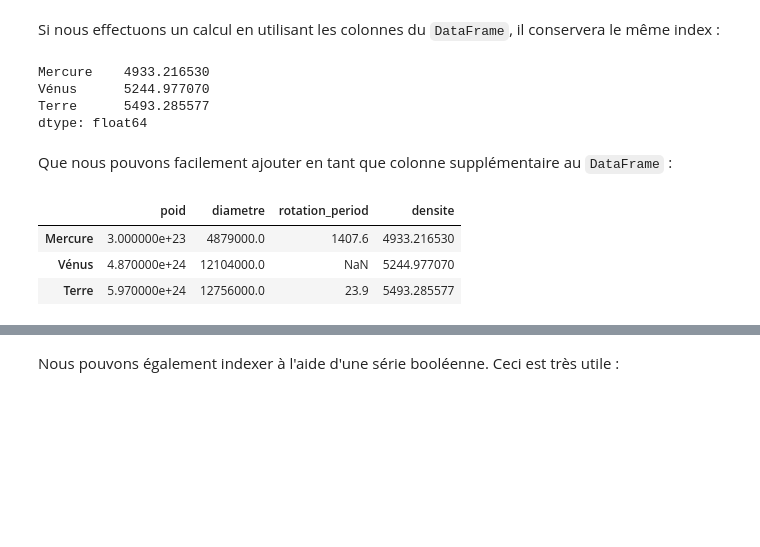
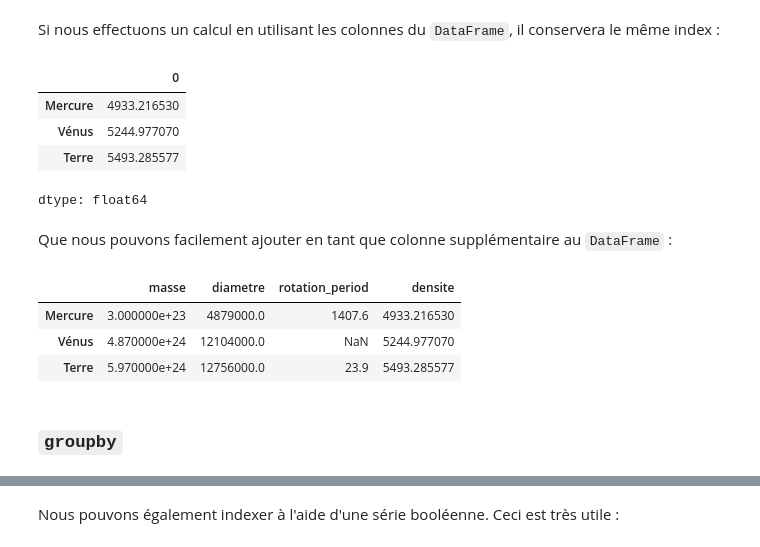
Before and after one commit to washof/2024_Geoinformatique_I, a Jupyter notebook: Geoinformatique_I/IP/Tutoriel_IP/S6_IP_tutoriel.ipynb, the cells around one changed output, grey strips where cells are left out. Cells and saved outputs as stored; diff of their text form; code cells hidden in the pictures; blank space fills up the shorter version.

```diff
--- a/Geoinformatique_I/IP/Tutoriel_IP/S6_IP_tutoriel.ipynb
+++ b/Geoinformatique_I/IP/Tutoriel_IP/S6_IP_tutoriel.ipynb
@@ -110,7 +149,7 @@ Il y a bien d'autres choses à faire avec les Series, mais elles sont limitées
 Ci-dessous, nous créons un DataFrame.
 # %%
 # nous créons d'abord un dictionnaire
-data = {'poid' : [0.3e24, 4.87e24, 5.97e24], # kg
+data = {'masse' : [0.3e24, 4.87e24, 5.97e24], # kg
         'diametre' : [4879e3, 12_104e3, 12_756e3], # m
         'rotation_period' : [1407.6, np.nan, 23.9] # h
        }
@@ -150,19 +243,22 @@ df.iloc[0:2, 0]
 Si nous effectuons un calcul en utilisant les colonnes du `DataFrame`, il conservera le même index :
 # %%
 volume =  4/3 * np.pi * (df.diametre/2)**3
-df.poid / volume
+df.masse / volume
 # %% [output]
+|  | 0 |
+| Mercure | 4933.216530 |
+| Vénus | 5244.977070 |
+| Terre | 5493.285577 |
-Mercure    4933.216530
-Vénus      5244.977070
-Terre      5493.285577
 dtype: float64
 # %% [markdown]
 Que nous pouvons facilement ajouter en tant que colonne supplémentaire au `DataFrame` :
 # %%
-df['densite'] = df.poid / volume
+df['densite'] = df.masse / volume
 df
 # %% [output]
-|  | poid | diametre | rotation_period | densite |
+|  | masse | diametre | rotation_period | densite |
 | Mercure | 3.000000e+23 | 4879000.0 | 1407.6 | 4933.216530 |
 | Vénus | 4.870000e+24 | 12104000.0 | NaN | 5244.977070 |
 | Terre | 5.970000e+24 | 12756000.0 | 23.9 | 5493.285577 |
+# %% [markdown]
+### `groupby`
```
Also changed, not shown: parts of 65 cells of this notebook.
